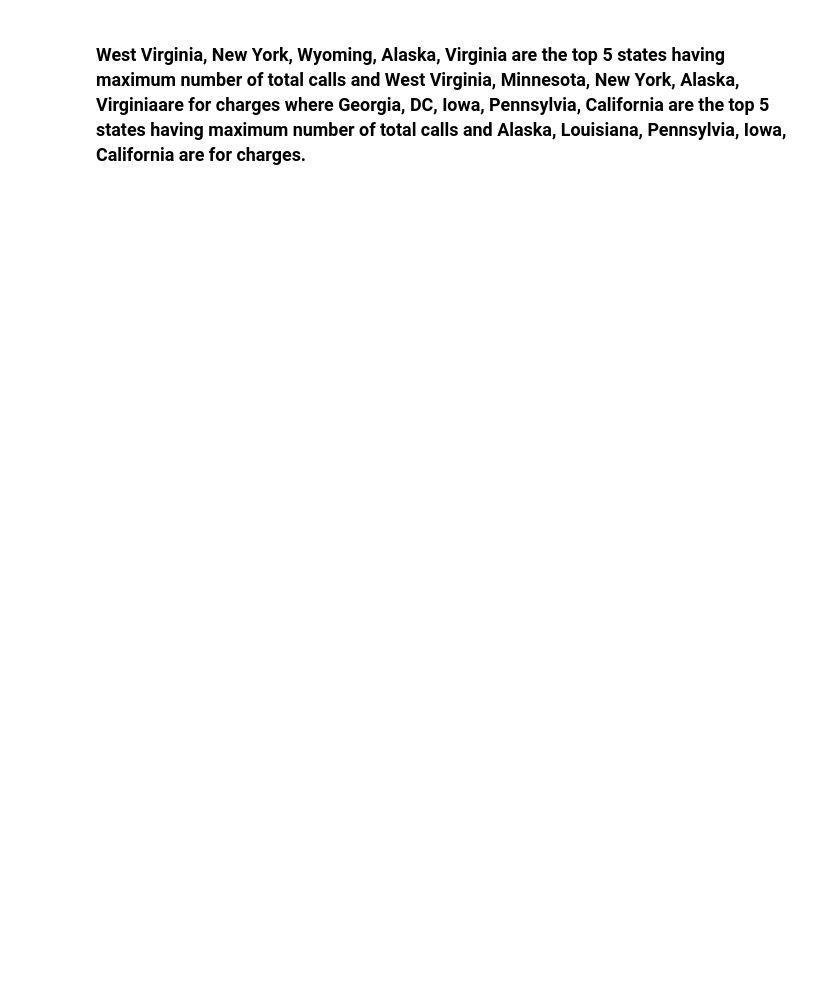
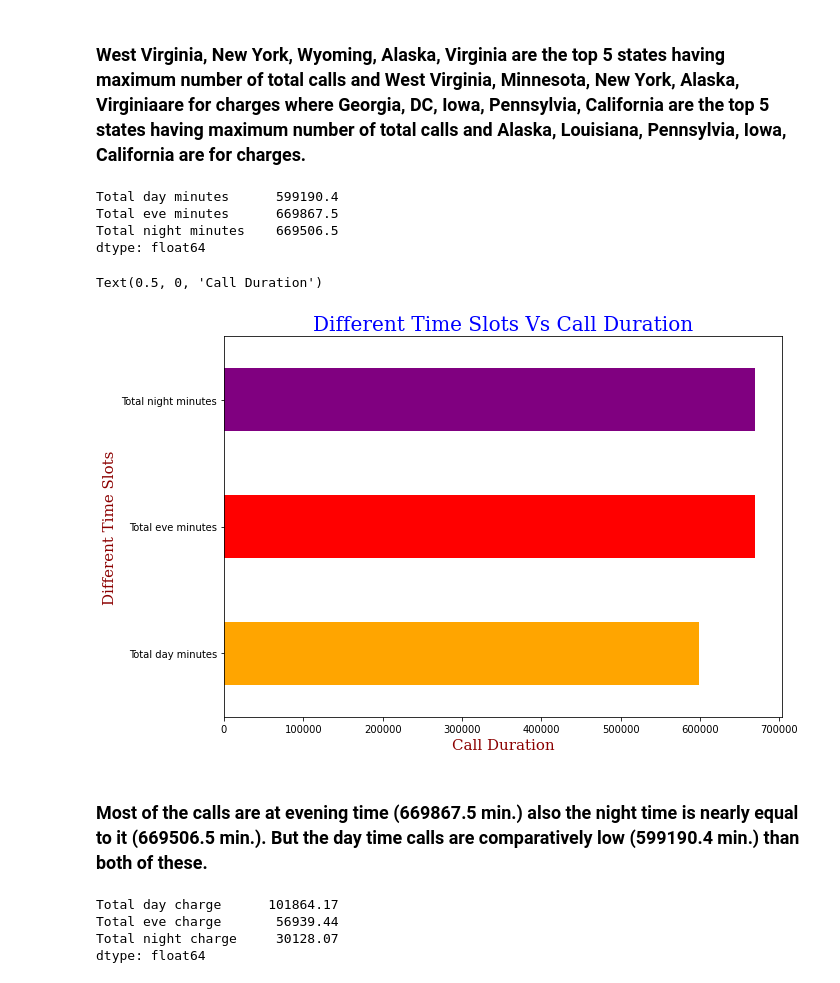
Before and after one commit to Gauravgade3/Telecom-Churn-Analysis, a Jupyter notebook: Telecom_Churn_Analysis_.ipynb, the cells around one changed output. Saved outputs shown, nothing was run; the diff lists cells and outputs as text; code cells hidden in the pictures; blank space fills up the shorter version.

```diff
--- a/Telecom_Churn_Analysis_.ipynb
+++ b/Telecom_Churn_Analysis_.ipynb
@@ -625,2 +625,33 @@ plt.subplots_adjust(left=0.1, bottom=0.1, right=0.9, top=0.9, wspace=0.4, hspace
 # %% [markdown]
 ### **West Virginia, New York, Wyoming, Alaska, Virginia are the top 5 states having maximum number of total calls and West Virginia, Minnesota, New York, Alaska, Virginiaare for charges where Georgia, DC, Iowa, Pennsylvia, California are the top 5 states having maximum number of total calls and Alaska, Louisiana, Pennsylvia, Iowa, California are for charges.**
+# %%
+# Compairing call duration to find out most preffered time slot for call
+highest_call_duration=df[['Total day minutes','Total eve minutes','Total night minutes']].sum()
+highest_call_duration
+# %% [output]
+Total day minutes      599190.4
+Total eve minutes      669867.5
+Total night minutes    669506.5
+dtype: float64
+# %%
+# Showing comparison of different call time slots using horizontal bars
+highest_call_duration.plot(kind='barh',color=['orange','red','purple'])
+font1 = {'family':'serif','color':'blue','size':20}
+font2 = {'family':'serif','color':'darkred','size':15}
+plt.title('Different Time Slots Vs Call Duration',fontdict=font1)
+plt.ylabel('Different Time Slots',fontdict=font2)
+plt.xlabel('Call Duration',fontdict=font2)
+# %% [output]
+Text(0.5, 0, 'Call Duration')
+[figure, added]
+# %% [markdown]
+### **Most of the calls are at evening time (669867.5 min.) also the night time is nearly equal to it (669506.5 min.). But the day time calls are comparatively low (599190.4 min.) than both of these.**
+# %%
+# Compairing call charges to find out most profitable time slot for call
+highest_call_charges=df[['Total day charge','Total eve charge','Total night charge']].sum()
+highest_call_charges
+# %% [output]
+Total day charge      101864.17
+Total eve charge       56939.44
+Total night charge     30128.07
+dtype: float64
```
Also changed, not shown: parts of 16 cells of this notebook.
